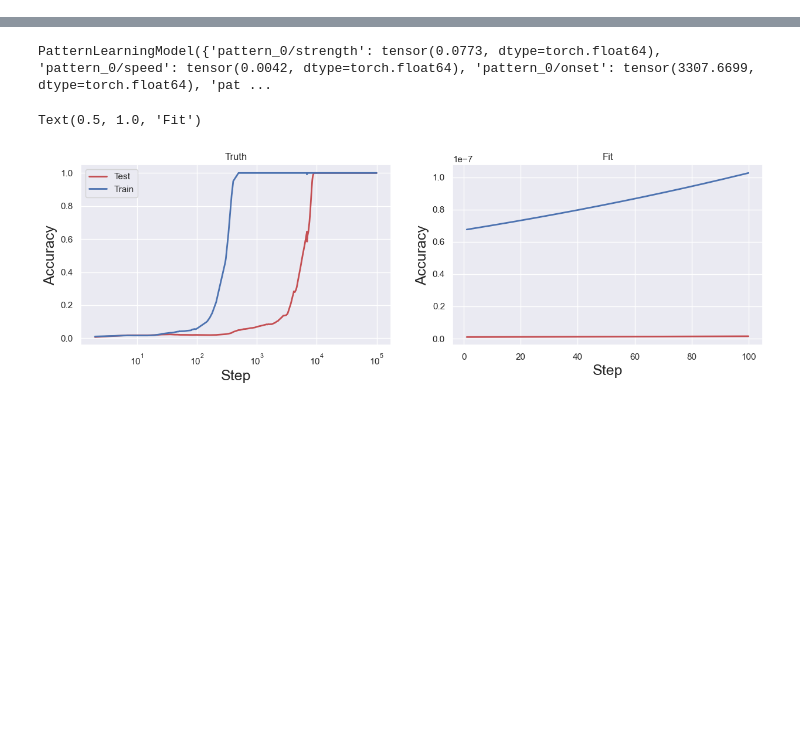
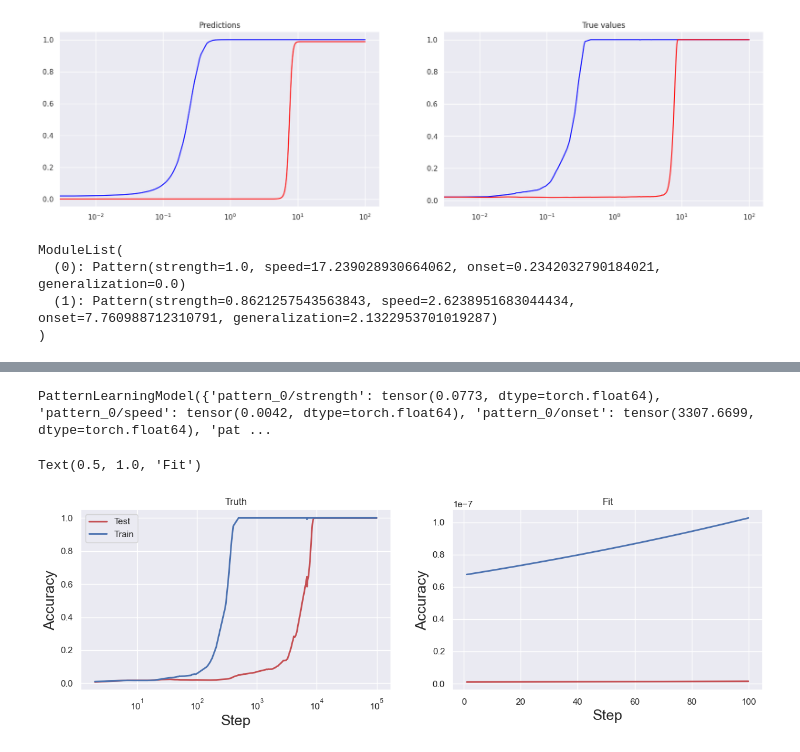
Before and after one commit to jqhoogland/pattern-learning, a Jupyter notebook: toy_models/fit_the_model-2.ipynb, the cells around one changed output, grey strips where cells are left out. Cells and saved outputs as stored; diff of their text form; code cells hidden in the pictures; blank space fills up the shorter version.

```diff
--- a/toy_models/fit_the_model-2.ipynb
+++ b/toy_models/fit_the_model-2.ipynb
@@ -474,0 +227,33 @@ Name: 20, dtype: object
+# %%
+# Because of the way generalization & strength are parametrized, they can never reach 0.0 or 1.0, respectively.
+# Instead, we specify a threshold for the strength and generalization parameters, and use that to
+# determine whether a pattern is active or not, after training
+eps = 0.03
+
+for p in model.patterns:
+    if p.strength > 1 - eps:
+        p._strength.data *= torch.inf
+
+    if p.generalization < eps:
+        p._generalization.data += -torch.inf
+
+
+callback(model)
+# %% [output]
+[figure, added]
+# %%
+# Pattern(strength=0.9986720085144043, speed=17.239028930664062, onset=0.2342032641172409, generalization=0.027139823883771896)
+# model.rescale(100)
+# Save grokking fit (it's not a torch model, so we can't use torch.save)
+
+import pickle
+
+with open("grokking_fit.pkl", "wb") as f:
+    pickle.dump(model, f)
+
+model.patterns
+# %% [output]
+ModuleList(
+  (0): Pattern(strength=1.0, speed=17.239028930664062, onset=0.2342032790184021, generalization=0.0)
+  (1): Pattern(strength=0.8621257543563843, speed=2.6238951683044434, onset=7.760988712310791, generalization=2.1322953701019287)
+)
```
Also changed, not shown: parts of 15 cells of this notebook, 10 other files.
